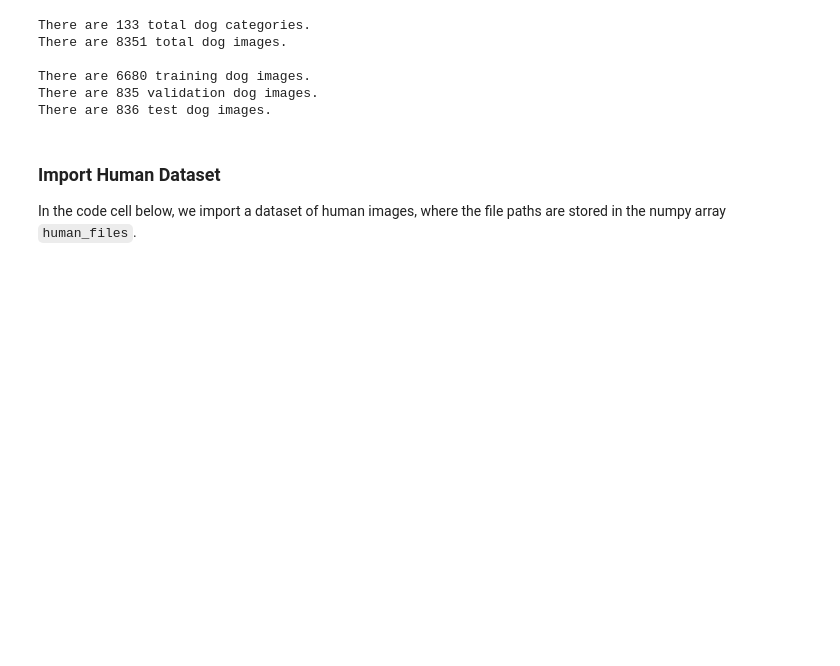
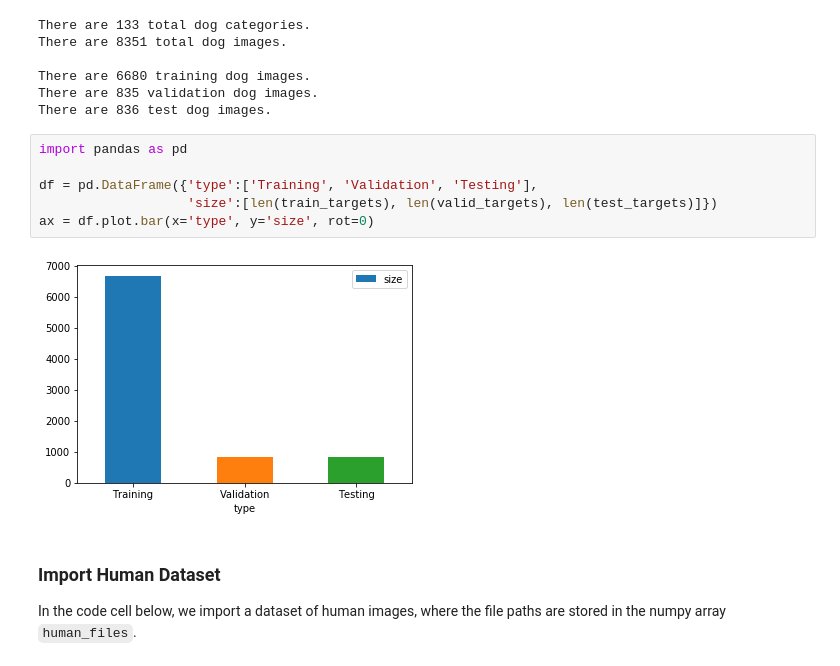
Before and after one commit to neilmistry/dogapp, a Jupyter notebook: dog_app.ipynb, the cells around one changed output. Saved outputs shown, nothing was run; the diff lists cells and outputs as text; blank space fills up the shorter version.

Commit message:
updated dog_app.ipynb
added extra visualizations

```diff
--- a/dog_app.ipynb
+++ b/dog_app.ipynb
@@ -91,6 +91,14 @@ There are 8351 total dog images.
 There are 6680 training dog images.
 There are 835 validation dog images.
 There are 836 test dog images.
+# %%
+import pandas as pd
+
+df = pd.DataFrame({'type':['Training', 'Validation', 'Testing'],
+                   'size':[len(train_targets), len(valid_targets), len(test_targets)]})
+ax = df.plot.bar(x='type', y='size', rot=0)
+# %% [output]
+[figure, added]
 # %% [markdown]
 ### Import Human Dataset
 
```
Also changed, not shown: parts of 3 cells of this notebook.
